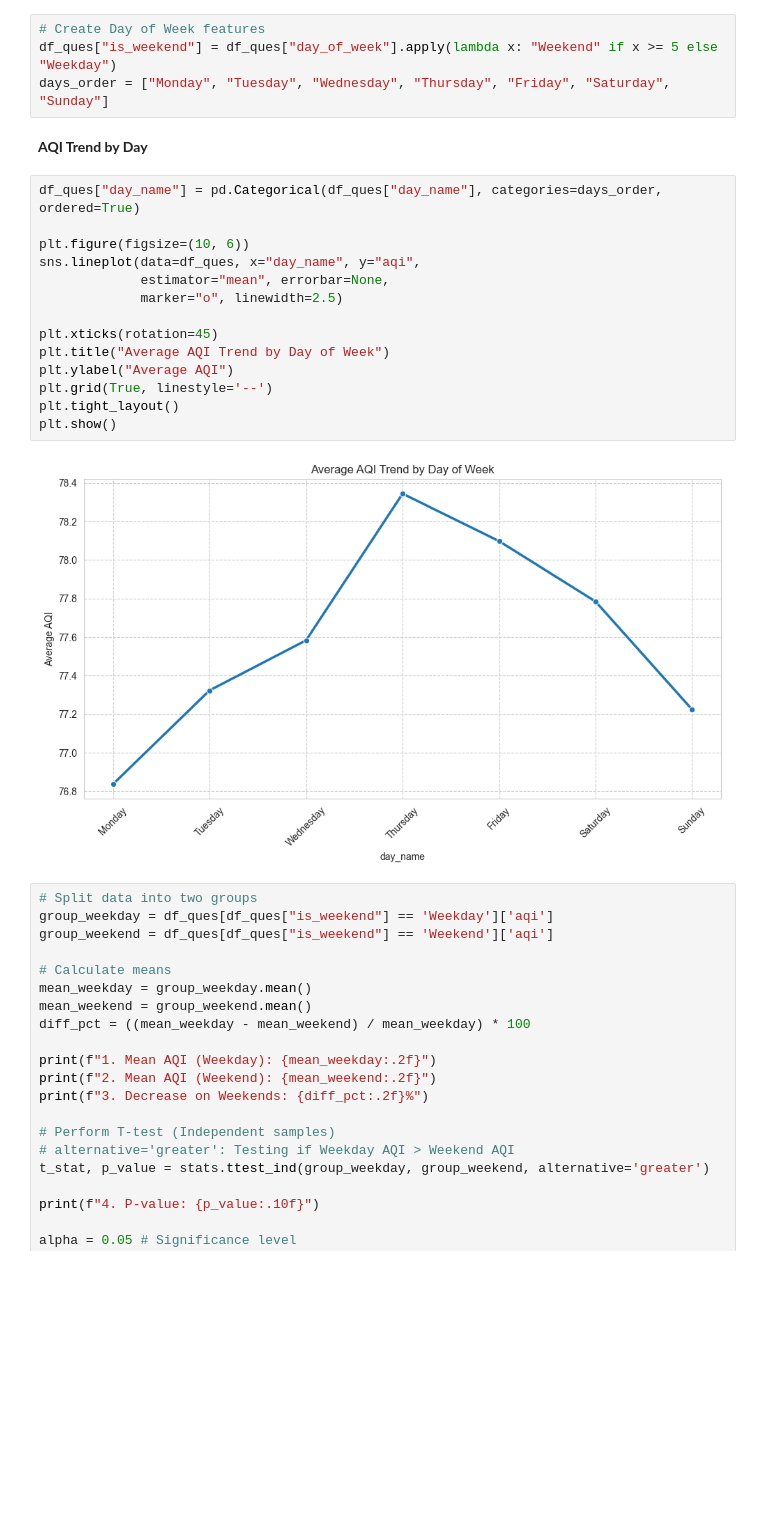
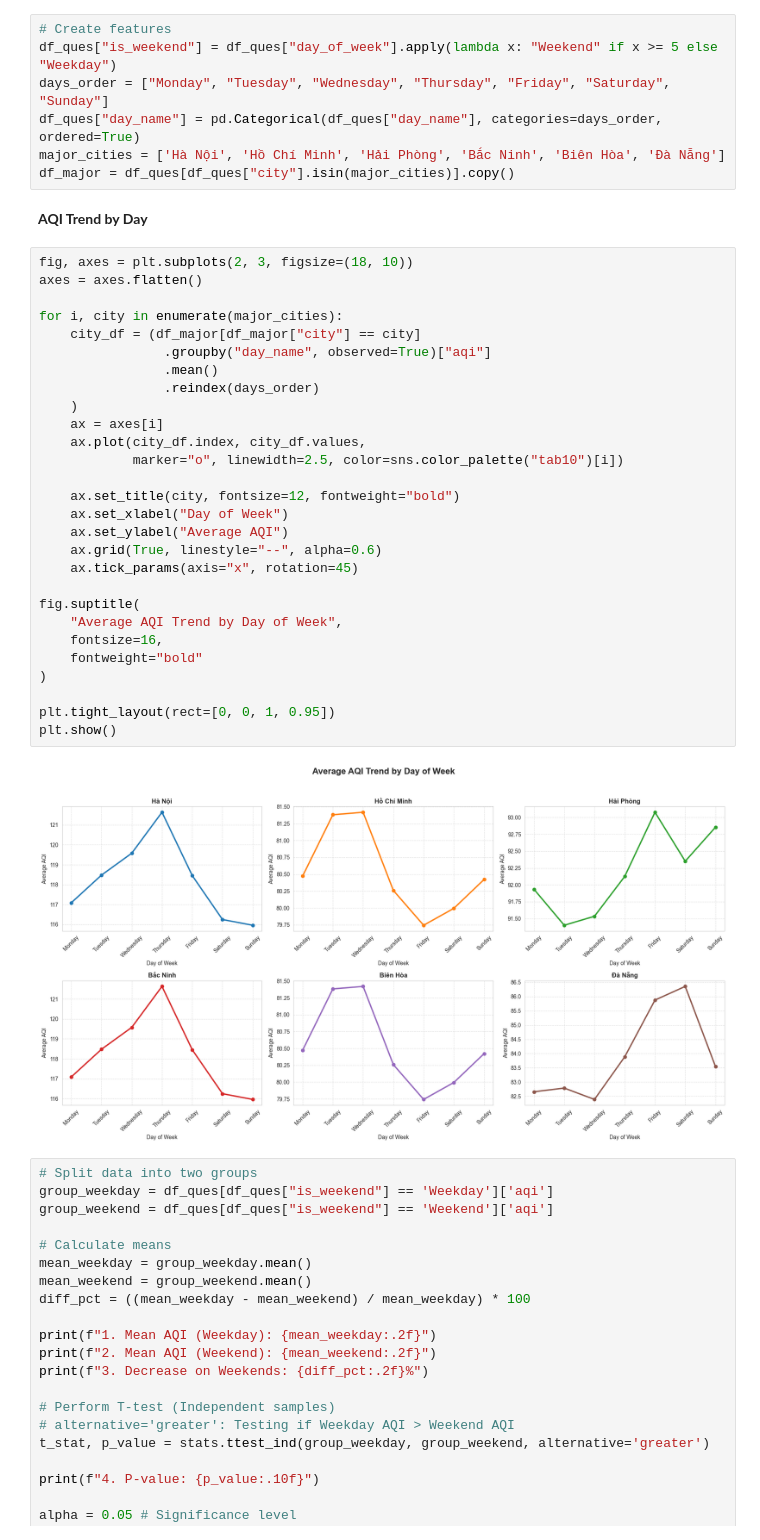
Before and after one commit to TrNguyenMQuan/VietNam_PM2.5_Forecasting, a Jupyter notebook: notebooks/data_exploration.ipynb, the cells around one changed output. Saved outputs shown, nothing was run; the diff lists cells and outputs as text; blank space fills up the shorter version.

```diff
--- a/notebooks/data_exploration.ipynb
+++ b/notebooks/data_exploration.ipynb
@@ -812,25 +815,42 @@ To distinguish between anthropogenic and natural factors.
 # %%
-# Create Day of Week features
+# Create features
 df_ques["is_weekend"] = df_ques["day_of_week"].apply(lambda x: "Weekend" if x >= 5 else "Weekday")
 days_order = ["Monday", "Tuesday", "Wednesday", "Thursday", "Friday", "Saturday", "Sunday"]
+df_ques["day_name"] = pd.Categorical(df_ques["day_name"], categories=days_order, ordered=True)
+major_cities = ['Hà Nội', 'Hồ Chí Minh', 'Hải Phòng', 'Bắc Ninh', 'Biên Hòa', 'Đà Nẵng']
+df_major = df_ques[df_ques["city"].isin(major_cities)].copy()
 # %% [markdown]
 **AQI Trend by Day**
-# %%
-df_ques["day_name"] = pd.Categorical(df_ques["day_name"], categories=days_order, ordered=True)
-
-plt.figure(figsize=(10, 6))
-sns.lineplot(data=df_ques, x="day_name", y="aqi",
-             estimator="mean", errorbar=None,
-             marker="o", linewidth=2.5)
-
-plt.xticks(rotation=45)
-plt.title("Average AQI Trend by Day of Week")
-plt.ylabel("Average AQI")
-plt.grid(True, linestyle='--')
-plt.tight_layout()
-plt.show()
-# %% [output]
-[figure, removed]
+# %%
+fig, axes = plt.subplots(2, 3, figsize=(18, 10))
+axes = axes.flatten()
+
+for i, city in enumerate(major_cities):
+    city_df = (df_major[df_major["city"] == city]
+                .groupby("day_name", observed=True)["aqi"]
+                .mean()
+                .reindex(days_order)
+    )
+    ax = axes[i]
+    ax.plot(city_df.index, city_df.values,
+            marker="o", linewidth=2.5, color=sns.color_palette("tab10")[i])
+
+    ax.set_title(city, fontsize=12, fontweight="bold")
+    ax.set_xlabel("Day of Week")
+    ax.set_ylabel("Average AQI")
+    ax.grid(True, linestyle="--", alpha=0.6)
+    ax.tick_params(axis="x", rotation=45)
+
+fig.suptitle(
+    "Average AQI Trend by Day of Week",
+    fontsize=16,
+    fontweight="bold"
+)
+
+plt.tight_layout(rect=[0, 0, 1, 0.95])
+plt.show()
+# %% [output]
+[figure, added]
 # %%
 # Split data into two groups
 group_weekday = df_ques[df_ques["is_weekend"] == 'Weekday']['aqi']
```
Also changed, not shown: parts of 17 cells of this notebook.
